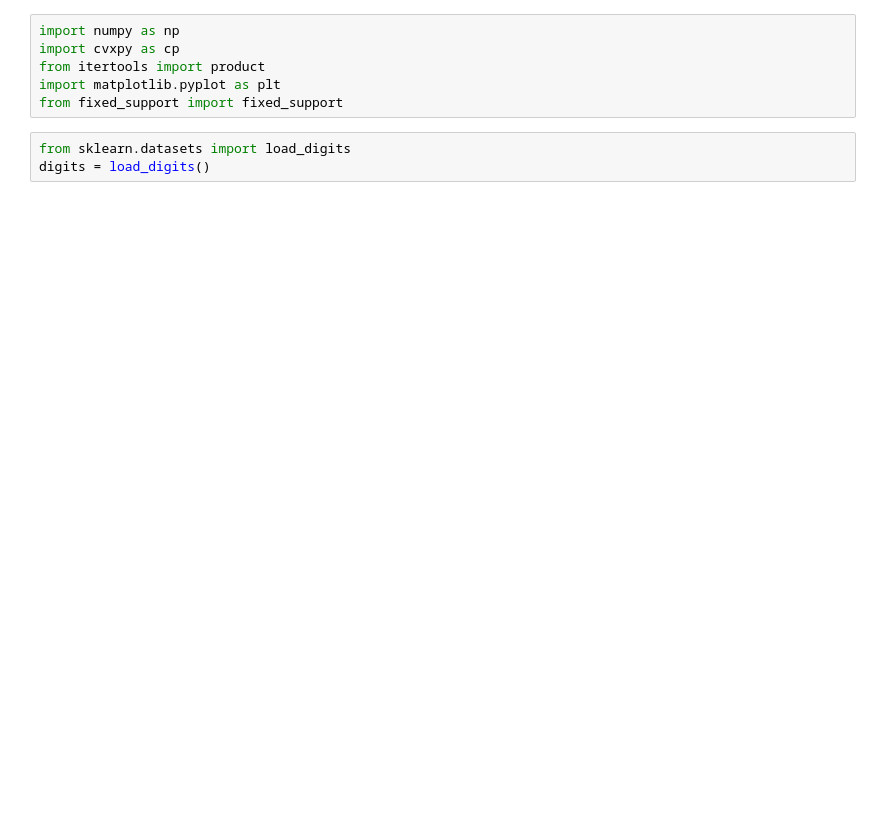
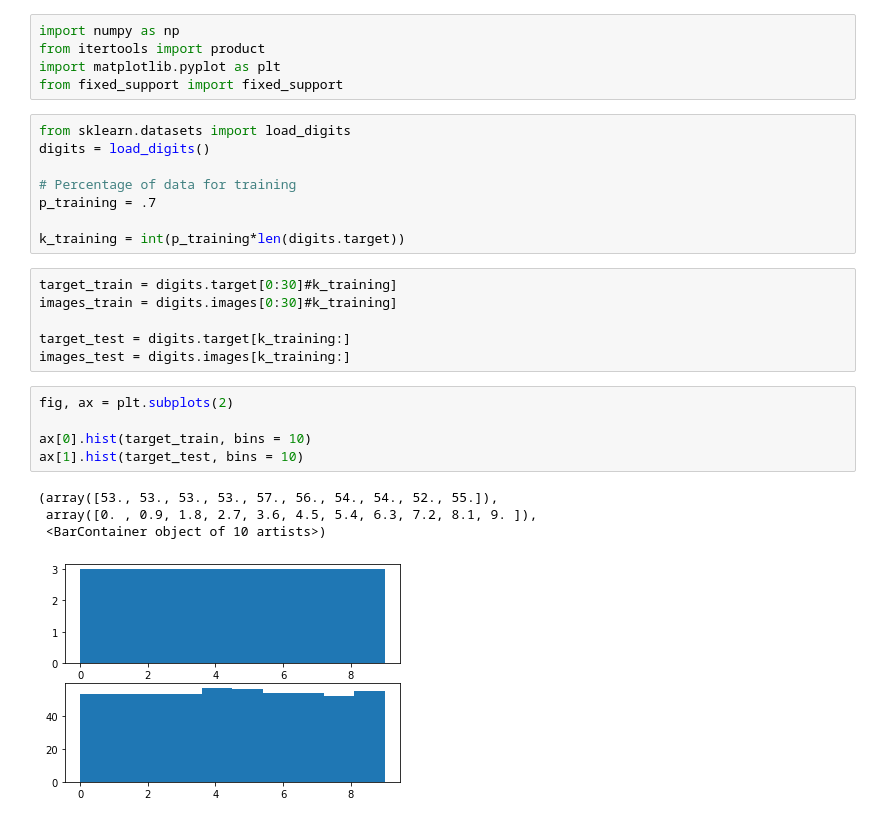
Before and after one commit to dgn96/minimum_covering_wasserstein_ball, a Jupyter notebook: Number_classifier/number_classifier.ipynb, the cells around one changed output. Cells and saved outputs as stored; diff of their text form; blank space fills up the shorter version.

```diff
--- a/Number_classifier/number_classifier.ipynb
+++ b/Number_classifier/number_classifier.ipynb
@@ -1,9 +1,29 @@
 # %%
 import numpy as np
-import cvxpy as cp
 from itertools import product
 import matplotlib.pyplot as plt
 from fixed_support import fixed_support
 # %%
 from sklearn.datasets import load_digits
 digits = load_digits()
+
+# Percentage of data for training
+p_training = .7
+
+k_training = int(p_training*len(digits.target))
+# %%
+target_train = digits.target[0:30]#k_training]
+images_train = digits.images[0:30]#k_training]
+
+target_test = digits.target[k_training:]
+images_test = digits.images[k_training:]
+# %%
+fig, ax = plt.subplots(2)
+
+ax[0].hist(target_train, bins = 10)
+ax[1].hist(target_test, bins = 10)
+# %% [output]
+(array([53., 53., 53., 53., 57., 56., 54., 54., 52., 55.]),
+ array([0. , 0.9, 1.8, 2.7, 3.6, 4.5, 5.4, 6.3, 7.2, 8.1, 9. ]),
+ <BarContainer object of 10 artists>)
+[figure, added]
```
Also changed, not shown: parts of 15 cells of this notebook, 2 other files.
